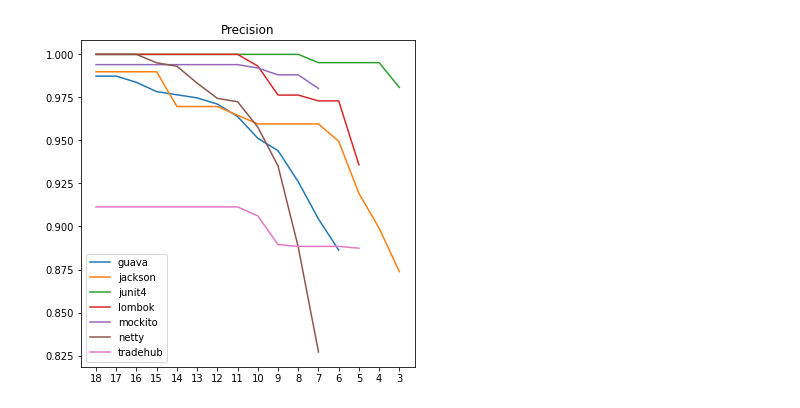
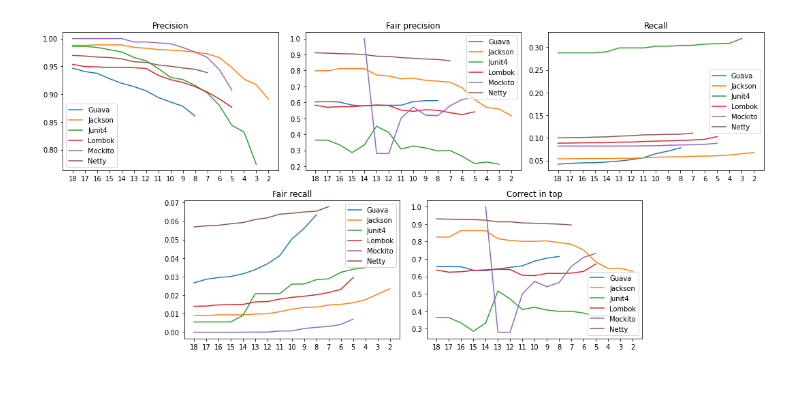
Before and after one commit to mrmegapolys/GitRules, a Jupyter notebook: notebooks/evaluation.ipynb, the cells around one changed output. Saved outputs shown, nothing was run; the diff lists cells and outputs as text; code cells hidden in the pictures.

```diff
--- a/notebooks/evaluation.ipynb
+++ b/notebooks/evaluation.ipynb
@@ -8,8 +8,8 @@ projects = [
     "junit4",
     "lombok",
     "mockito",
-    "netty",
-    'tradehub'
+    "netty"
+    #'tradehub'
 ]
 # %%
 def readProjectData(projectName, generation):
@@ -48,6 +48,7 @@ def plotNavigation(generation):
 
     for project in projects:
         data = readProjectData(project, generation)
+        project = project.capitalize()
 
         axPrecision.plot(*getPropertyPlotData(data, evaluation, "precision"), label=project)
         axFairPrecision.plot(*getPropertyPlotData(data, evaluation, "fairPrecision"), label=project)
@@ -78,6 +79,7 @@ def plotPrevention(generation):
 
     for project in projects:
         data = readProjectData(project, generation)
+        project = project.capitalize()
 
         axPrecision.plot(*getPropertyPlotData(data, evaluation, "precision"), label=project)
         axFairPrecision.plot(*getPropertyPlotData(data, evaluation, "fairPrecision"), label=project)
@@ -99,6 +101,7 @@ def plotFalseAlarm(generation):
 
     for project in projects:
         data = readProjectData(project, generation)
+        project = project.capitalize()
         axPrecision.plot(*getPropertyPlotData(data, evaluation, "precision"), label=project)
 
     axPrecision.legend()
@@ -163,4 +138,6 @@ plotPrevention('gen5_max5_30s')
 # %%
 plotFalseAlarm('gen5_max5_30s')
-# %% [output]
-[figure, removed]
+# %%
+plotNavigation('gen6_max5_30s')
+# %% [output]
+[figure, added]
```
Also changed, not shown: parts of 26 cells of this notebook.
